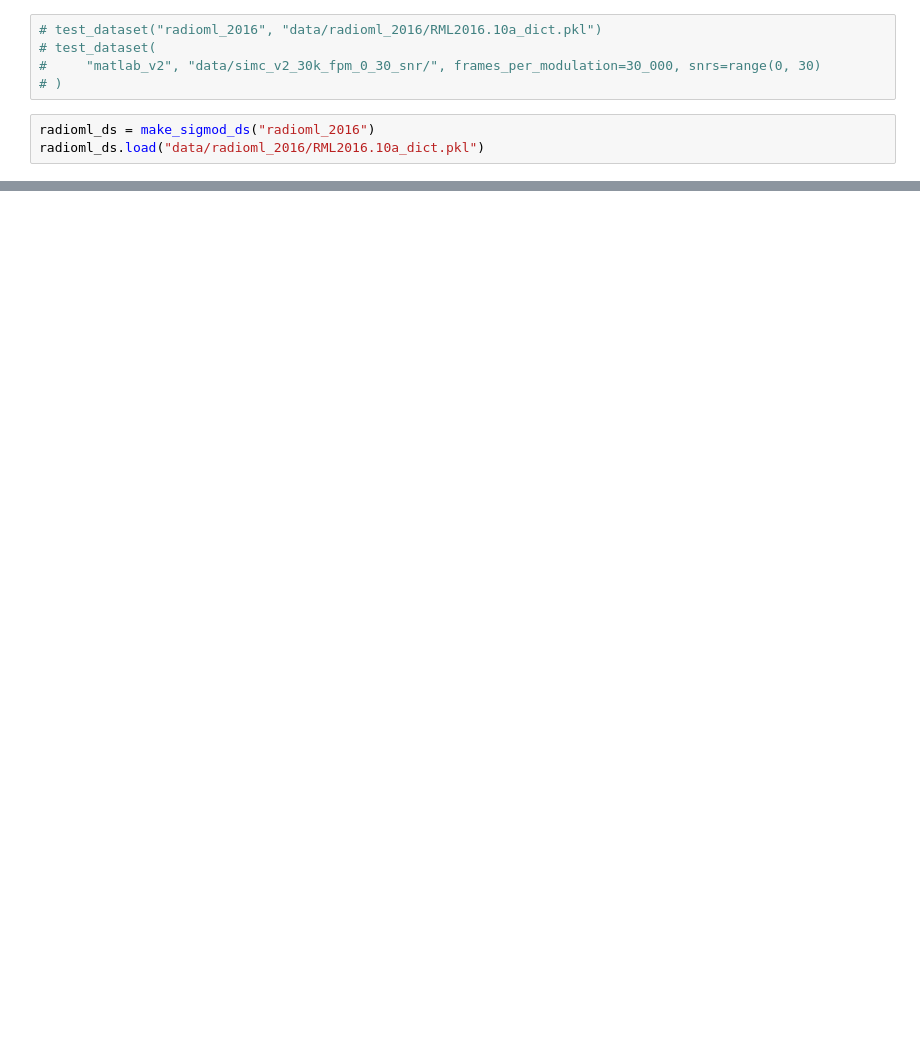
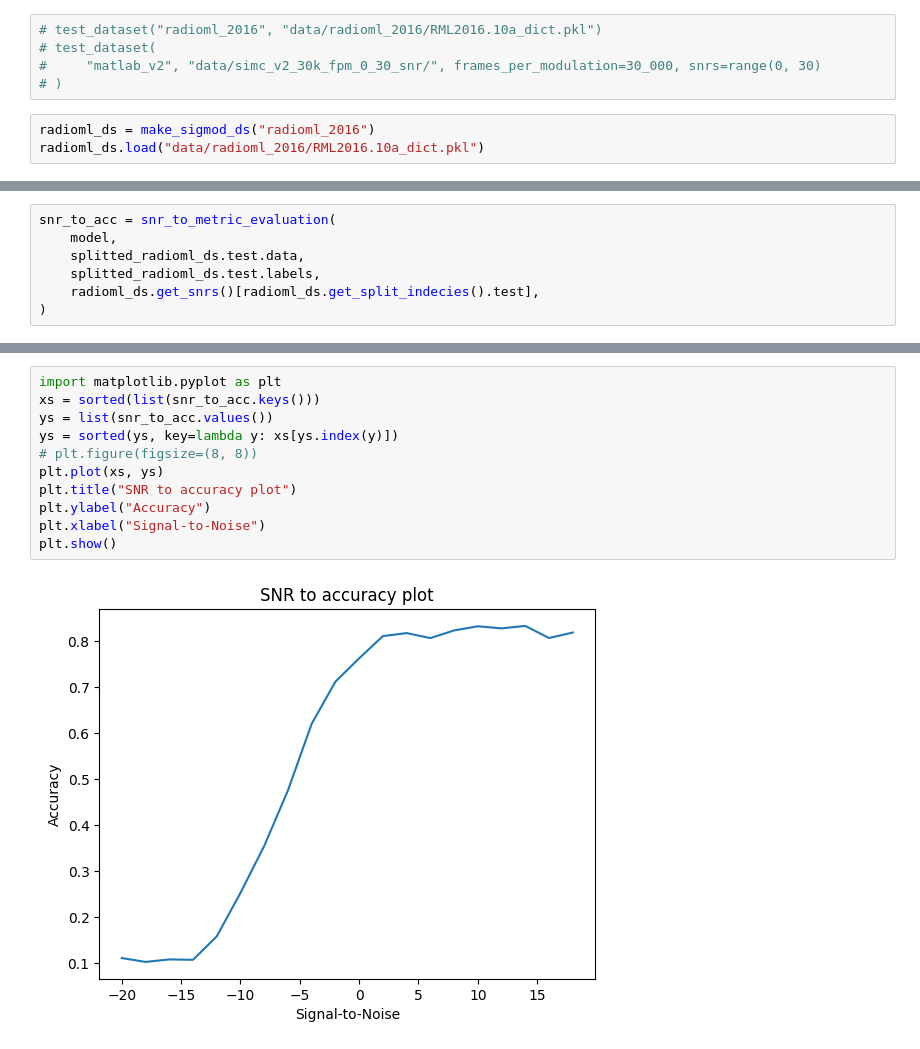
Before and after one commit to google/CFU-Playground, a Jupyter notebook: models/test.ipynb, the cells around one changed output, grey strips where cells are left out. Drawn from its saved outputs; the diff is of its cells as text; blank space fills up the shorter version.

```diff
--- a/models/test.ipynb
+++ b/models/test.ipynb
@@ -171,0 +200,7 @@ Epoch 22/40
+# %%
+snr_to_acc = snr_to_metric_evaluation(
+    model,
+    splitted_radioml_ds.test.data,
+    splitted_radioml_ds.test.labels,
+    radioml_ds.get_snrs()[radioml_ds.get_split_indecies().test],
+)
@@ -171,0 +228,13 @@ Epoch 22/40
+# %%
+import matplotlib.pyplot as plt
+xs = sorted(list(snr_to_acc.keys()))
+ys = list(snr_to_acc.values())
+ys = sorted(ys, key=lambda y: xs[ys.index(y)])
+# plt.figure(figsize=(8, 8))
+plt.plot(xs, ys)
+plt.title("SNR to accuracy plot")
+plt.ylabel("Accuracy")
+plt.xlabel("Signal-to-Noise")
+plt.show()
+# %% [output]
+[figure, added]
```
Also changed, not shown: parts of 9 cells of this notebook, 9 other files.
